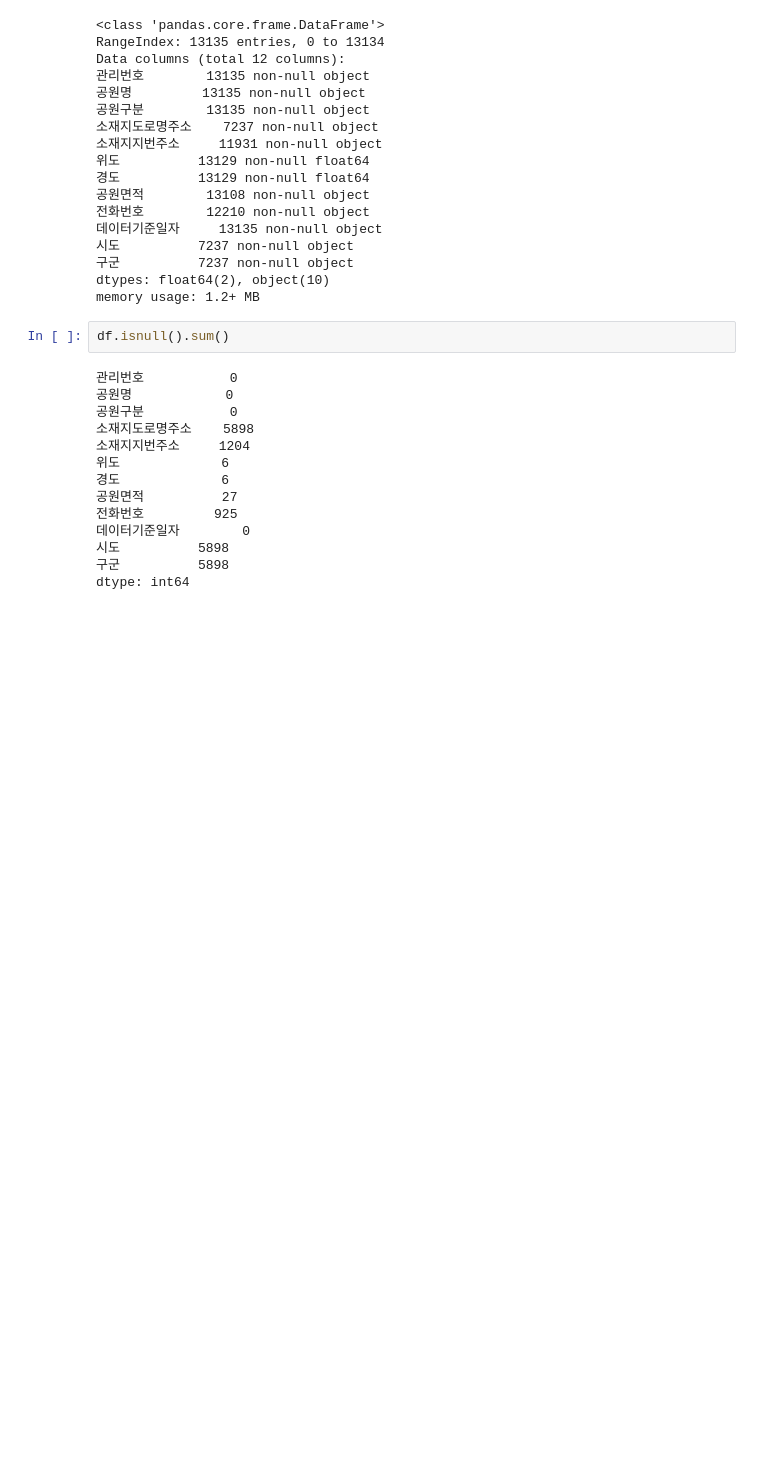
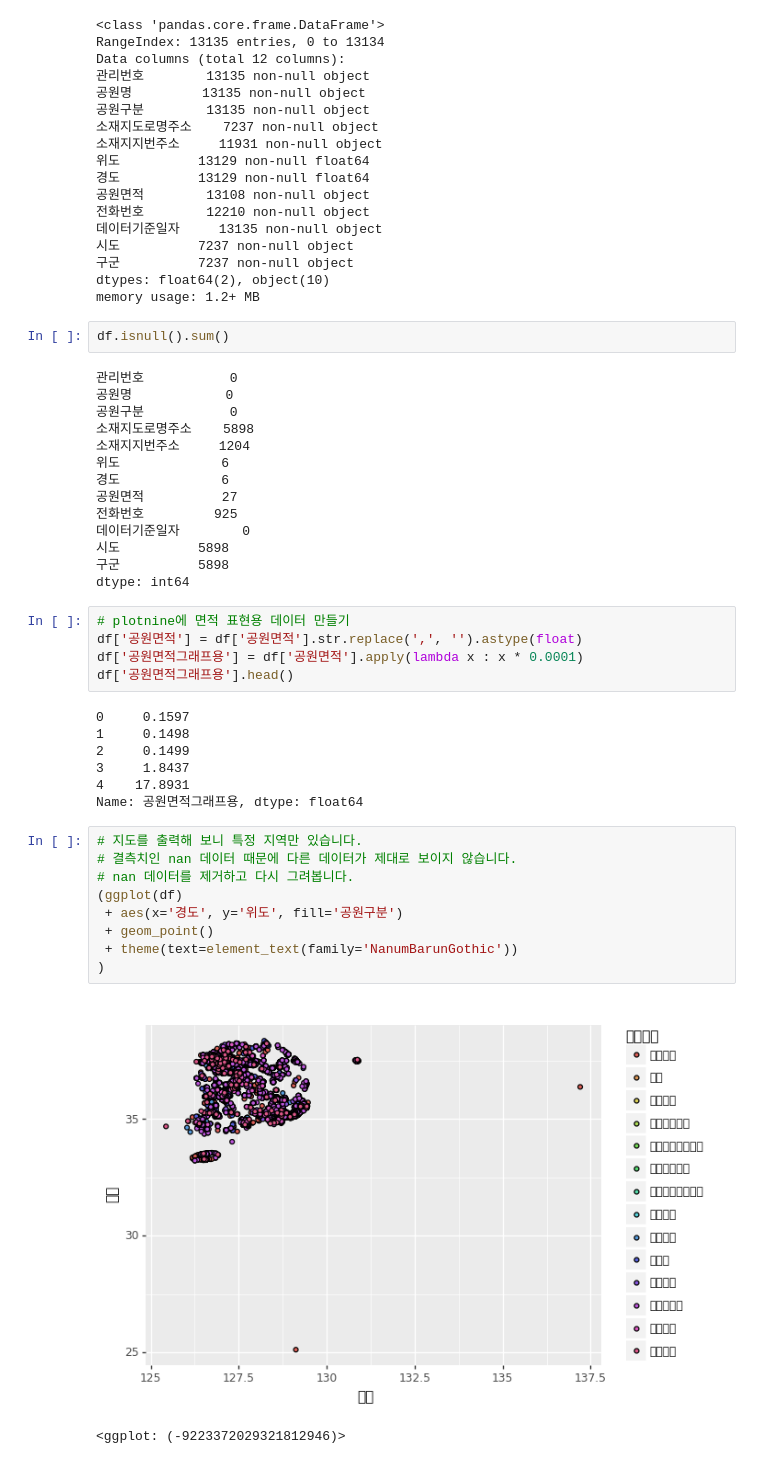
Before and after one commit to jkim828/open-data-park, a Jupyter notebook: open-data-park.ipynb, the cells around one changed output. Drawn from its saved outputs; the diff is of its cells as text; blank space fills up the shorter version.

```diff
--- a/open-data-park.ipynb
+++ b/open-data-park.ipynb
@@ -113,3 +114,27 @@ df.isnull().sum()
 시도          5898
 구군          5898
 dtype: int64
+# %%
+# plotnine에 면적 표현용 데이터 만들기
+df['공원면적'] = df['공원면적'].str.replace(',', '').astype(float)
+df['공원면적그래프용'] = df['공원면적'].apply(lambda x : x * 0.0001)
+df['공원면적그래프용'].head()
+# %% [output]
+0     0.1597
+1     0.1498
+2     0.1499
+3     1.8437
+4    17.8931
+Name: 공원면적그래프용, dtype: float64
+# %%
+# 지도를 출력해 보니 특정 지역만 있습니다.
+# 결측치인 nan 데이터 때문에 다른 데이터가 제대로 보이지 않습니다.
+# nan 데이터를 제거하고 다시 그려봅니다.
+(ggplot(df)
+ + aes(x='경도', y='위도', fill='공원구분')
+ + geom_point()
+ + theme(text=element_text(family='NanumBarunGothic'))
+)
+# %% [output]
+[figure, added]
+<ggplot: (-9223372029321812946)>
```
Also changed, not shown: parts of 3 cells of this notebook.
